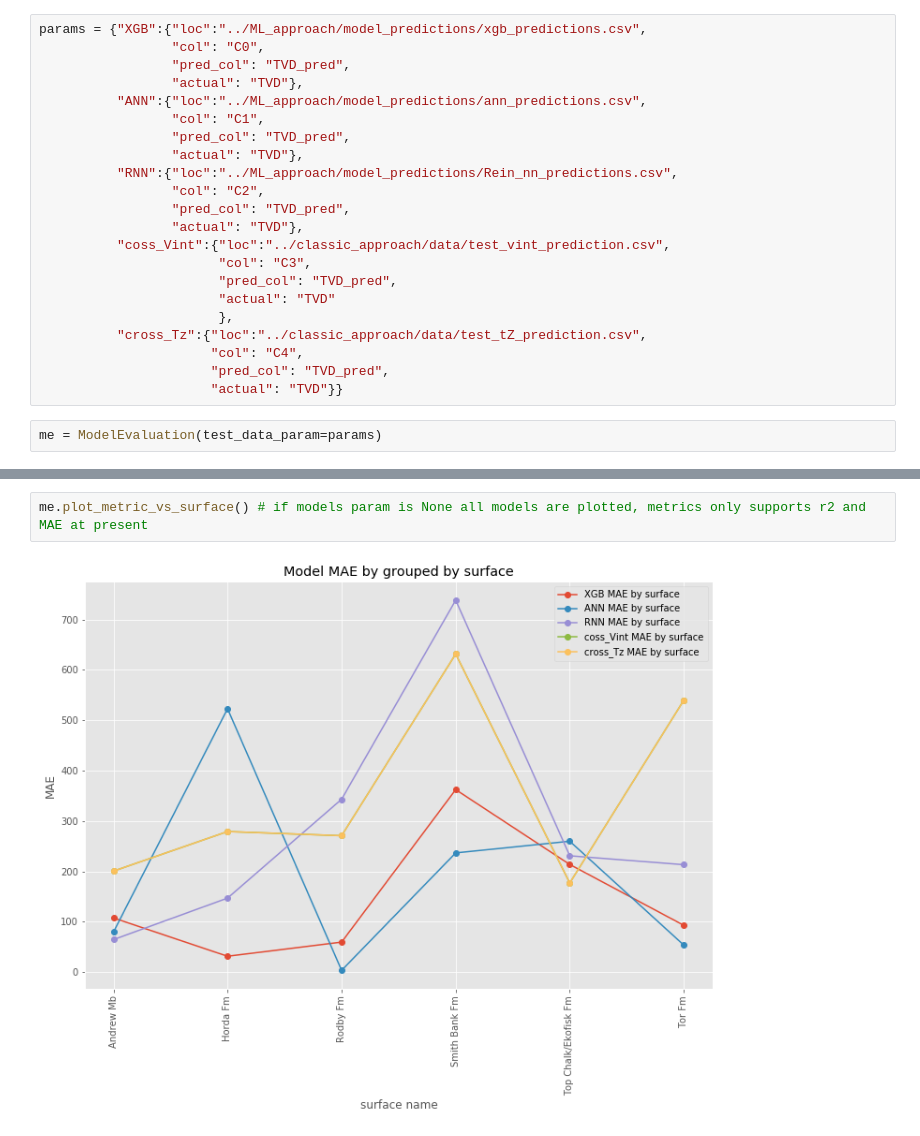
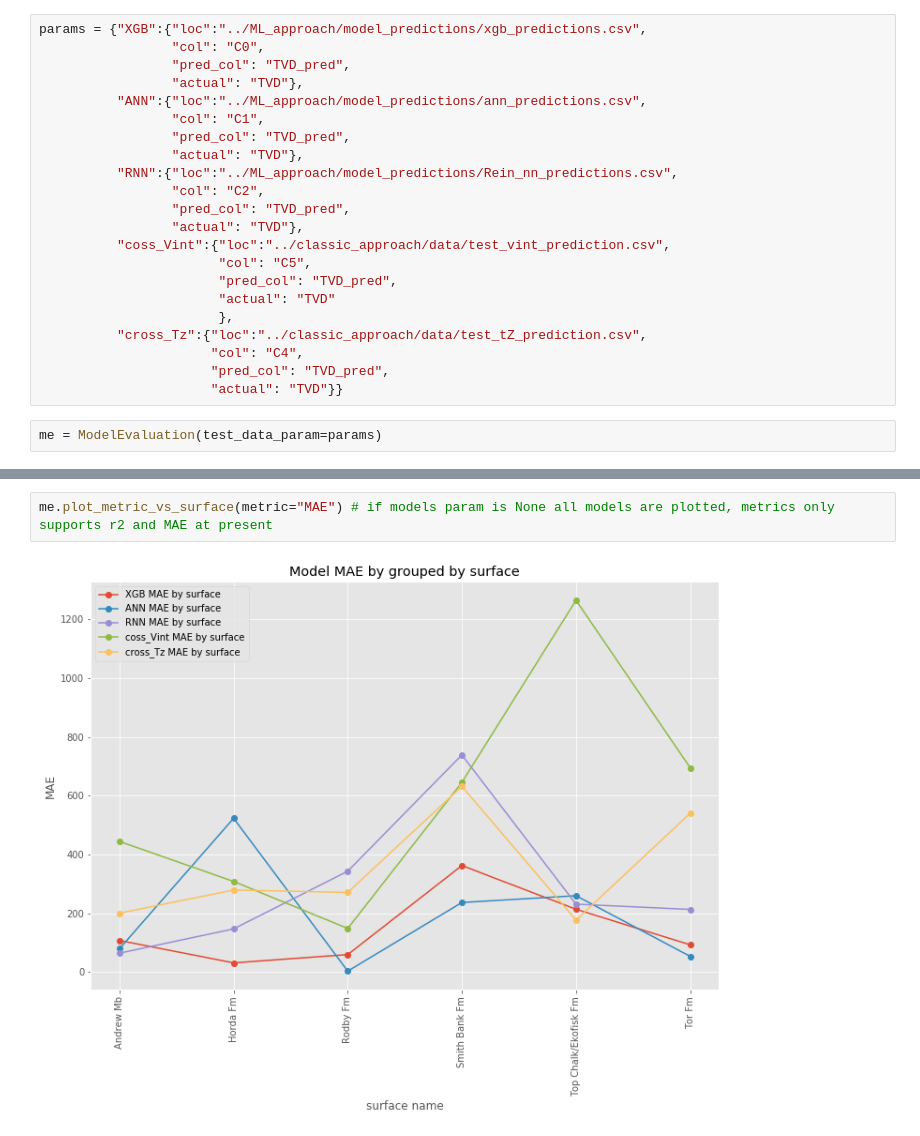
Before and after one commit to sameckford/ML_PESGB_Geoscience_Conference, a Jupyter notebook: model_evaluation/test_harness.ipynb, the cells around one changed output, grey strips where cells are left out. Saved outputs shown, nothing was run; the diff lists cells and outputs as text.

```diff
--- a/model_evaluation/test_harness.ipynb
+++ b/model_evaluation/test_harness.ipynb
@@ -15,7 +15,7 @@ params = {"XGB":{"loc":"../ML_approach/model_predictions/xgb_predictions.csv",
                  "pred_col": "TVD_pred",
                  "actual": "TVD"},
           "coss_Vint":{"loc":"../classic_approach/data/test_vint_prediction.csv",
-                       "col": "C3",
+                       "col": "C5",
                        "pred_col": "TVD_pred",
                        "actual": "TVD"
                        },
@@ -42,7 +42,7 @@ me.plot_error_dist(bins=np.arange(-600, 600,25), models=None) # if models param
 # %%
-me.plot_metric_vs_surface() # if models param is None all models are plotted, metrics only supports r2 and MAE at present
+me.plot_metric_vs_surface(metric="MAE") # if models param is None all models are plotted, metrics only supports r2 and MAE at present
 # %% [output]
-[figure, old version]
+[figure, new version]
 # %%
 me.plot_metric_vs_depth(min_value=4000, max_value=14000, step=500, metric="MAE") # if models param is None all models are plotted
 # %% [output]
```
Also changed, not shown: parts of 4 cells of this notebook, 2 other files.
